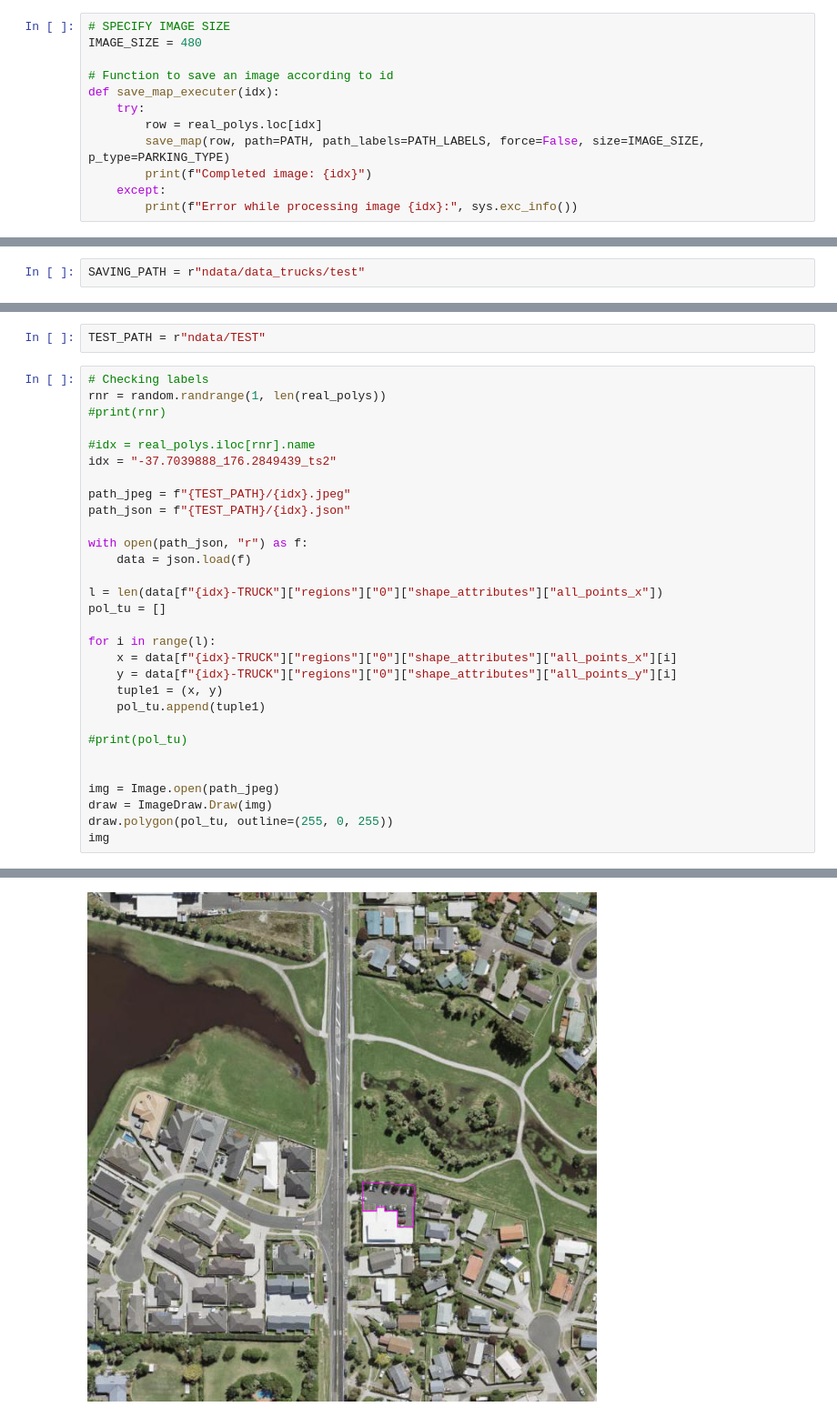
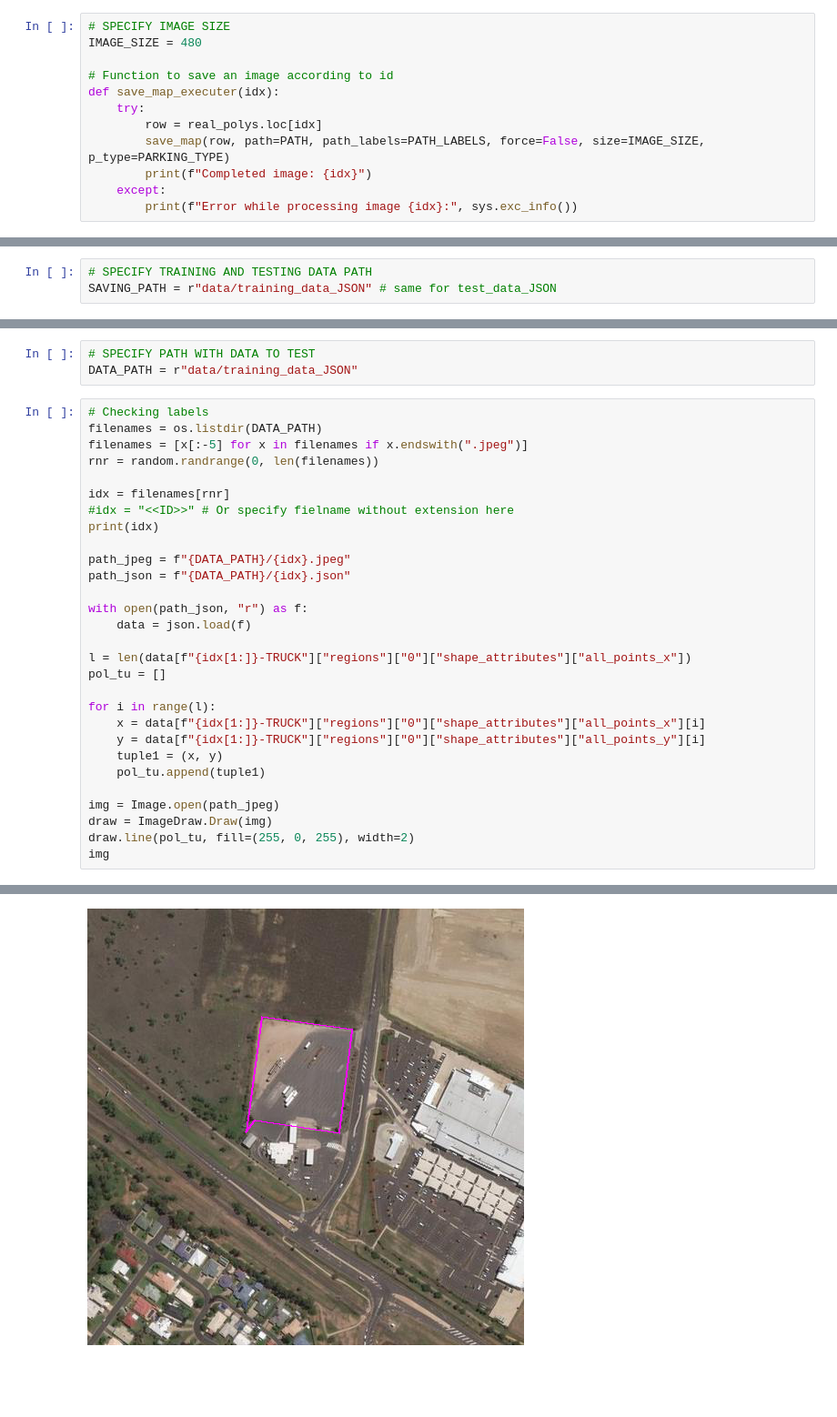
Before and after one commit to f-krause/TruckParkingDetection, a Jupyter notebook: 3i_Pixels-polygon-JSON.ipynb, the cells around one changed output, grey strips where cells are left out. Shown at 91% size. Saved outputs shown, nothing was run; the diff lists cells and outputs as text; blank space fills up the shorter version.

```diff
--- a/3i_Pixels-polygon-JSON.ipynb
+++ b/3i_Pixels-polygon-JSON.ipynb
@@ -462,3 +505,4 @@ interactive(children=(IntSlider(value=0, description='ix_from', max=1076), IntSl
 # %%
-SAVING_PATH = r"ndata/data_trucks/test"
+# SPECIFY TRAINING AND TESTING DATA PATH
+SAVING_PATH = r"data/training_data_JSON" # same for test_data_JSON
 # %%
@@ -491,33 +535,33 @@ with open(f'{SAVING_PATH}/via_region_data.json', 'w') as f:
 # %%
-TEST_PATH = r"ndata/TEST"
+# SPECIFY PATH WITH DATA TO TEST
+DATA_PATH = r"data/training_data_JSON"
 # %%
 # Checking labels
-rnr = random.randrange(1, len(real_polys))
-#print(rnr)
+filenames = os.listdir(DATA_PATH)
+filenames = [x[:-5] for x in filenames if x.endswith(".jpeg")]
+rnr = random.randrange(0, len(filenames))
 
-#idx = real_polys.iloc[rnr].name
-idx = "-37.7039888_176.2849439_ts2"
+idx = filenames[rnr]
+#idx = "<<ID>>" # Or specify fielname without extension here
+print(idx)
 
-path_jpeg = f"{TEST_PATH}/{idx}.jpeg"
-path_json = f"{TEST_PATH}/{idx}.json"
+path_jpeg = f"{DATA_PATH}/{idx}.jpeg"
+path_json = f"{DATA_PATH}/{idx}.json"
 
 with open(path_json, "r") as f:
     data = json.load(f)
 
-l = len(data[f"{idx}-TRUCK"]["regions"]["0"]["shape_attributes"]["all_points_x"])
+l = len(data[f"{idx[1:]}-TRUCK"]["regions"]["0"]["shape_attributes"]["all_points_x"])
 pol_tu = []
 
 for i in range(l):
-    x = data[f"{idx}-TRUCK"]["regions"]["0"]["shape_attributes"]["all_points_x"][i]
-    y = data[f"{idx}-TRUCK"]["regions"]["0"]["shape_attributes"]["all_points_y"][i]
+    x = data[f"{idx[1:]}-TRUCK"]["regions"]["0"]["shape_attributes"]["all_points_x"][i]
+    y = data[f"{idx[1:]}-TRUCK"]["regions"]["0"]["shape_attributes"]["all_points_y"][i]
     tuple1 = (x, y)
     pol_tu.append(tuple1)
 
-#print(pol_tu)
-
-
 img = Image.open(path_jpeg)
 draw = ImageDraw.Draw(img)
-draw.polygon(pol_tu, outline=(255, 0, 255))
+draw.line(pol_tu, fill=(255, 0, 255), width=2)
 img
 # %% [output]
@@ -524 +569 @@ img
-[figure, old version]
+[figure, new version]
```
Also changed, not shown: parts of 25 cells of this notebook, 5 other files.
